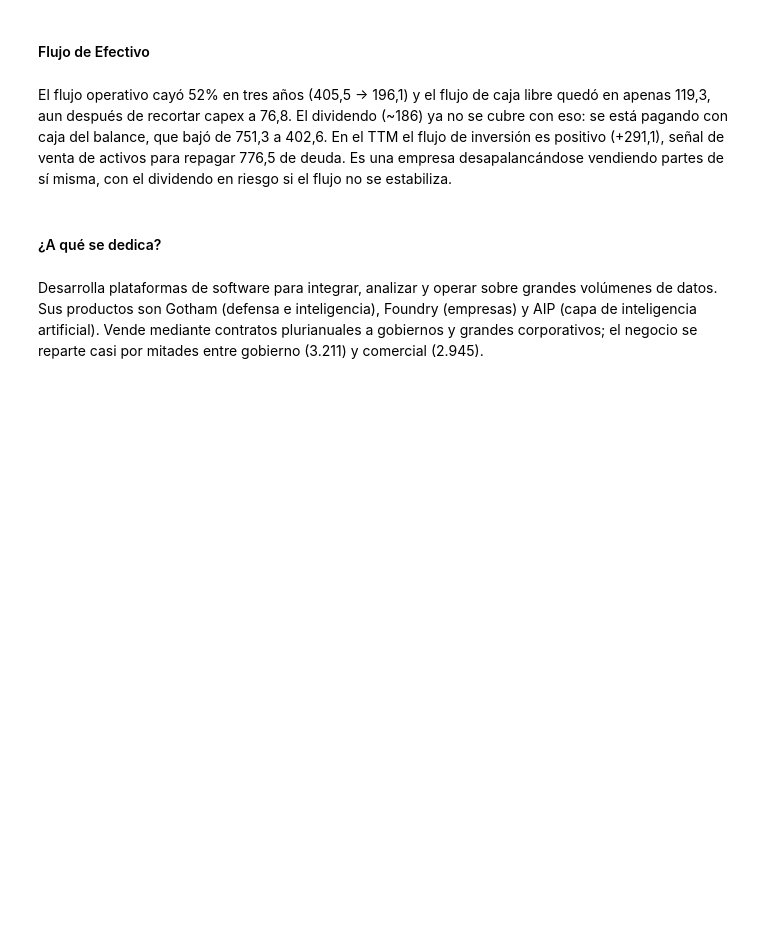
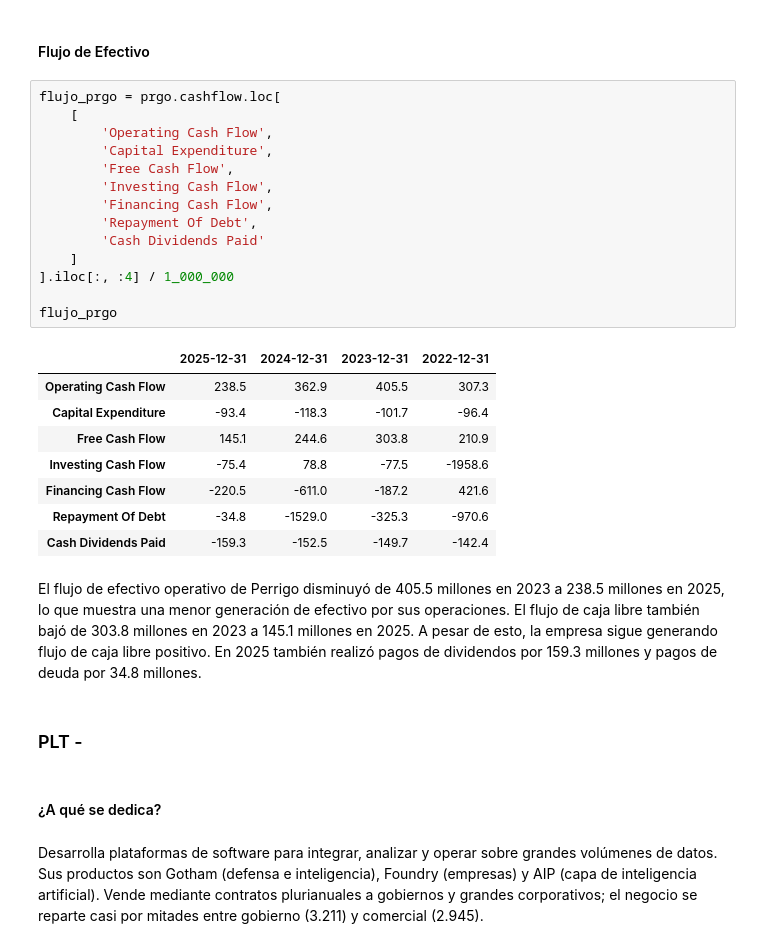
Before and after one commit to Mafergomezf/PORTAFOLIOS-DE-INVERSION, a Jupyter notebook: Tarea-1/Tarea1.ipynb, the cells around one changed output. Drawn from its saved outputs; the diff is of its cells as text; blank space fills up the shorter version.

```diff
--- a/Tarea-1/Tarea1.ipynb
+++ b/Tarea-1/Tarea1.ipynb
@@ -31,7 +88,32 @@ Los activos cayeron de 11.017 a 8.535 y el capital contable se hundió a 2.935,
 # %% [markdown]
 #### Flujo de Efectivo
+# %%
+flujo_prgo = prgo.cashflow.loc[
+    [
+        'Operating Cash Flow',
+        'Capital Expenditure',
+        'Free Cash Flow',
+        'Investing Cash Flow',
+        'Financing Cash Flow',
+        'Repayment Of Debt',
+        'Cash Dividends Paid'
+    ]
+].iloc[:, :4] / 1_000_000
+
+flujo_prgo
+# %% [output]
+|  | 2025-12-31 | 2024-12-31 | 2023-12-31 | 2022-12-31 |
+| Operating Cash Flow | 238.5 | 362.9 | 405.5 | 307.3 |
+| Capital Expenditure | -93.4 | -118.3 | -101.7 | -96.4 |
+| Free Cash Flow | 145.1 | 244.6 | 303.8 | 210.9 |
+| Investing Cash Flow | -75.4 | 78.8 | -77.5 | -1958.6 |
+| Financing Cash Flow | -220.5 | -611.0 | -187.2 | 421.6 |
+| Repayment Of Debt | -34.8 | -1529.0 | -325.3 | -970.6 |
+| Cash Dividends Paid | -159.3 | -152.5 | -149.7 | -142.4 |
 # %% [markdown]
-El flujo operativo cayó 52% en tres años (405,5 → 196,1) y el flujo de caja libre quedó en apenas 119,3, aun después de recortar capex a 76,8. El dividendo (~186) ya no se cubre con eso: se está pagando con caja del balance, que bajó de 751,3 a 402,6. En el TTM el flujo de inversión es positivo (+291,1), señal de venta de activos para repagar 776,5 de deuda. Es una empresa desapalancándose vendiendo partes de sí misma, con el dividendo en riesgo si el flujo no se estabiliza.
+El flujo de efectivo operativo de Perrigo disminuyó de 405.5 millones en 2023 a 238.5 millones en 2025, lo que muestra una menor generación de efectivo por sus operaciones. El flujo de caja libre también bajó de 303.8 millones en 2023 a 145.1 millones en 2025. A pesar de esto, la empresa sigue generando flujo de caja libre positivo. En 2025 también realizó pagos de dividendos por 159.3 millones y pagos de deuda por 34.8 millones.
+# %% [markdown]
+### PLT -
 # %% [markdown]
 #### ¿A qué se dedica?
 # %% [markdown]
```
Also changed, not shown: parts of 25 cells of this notebook.
